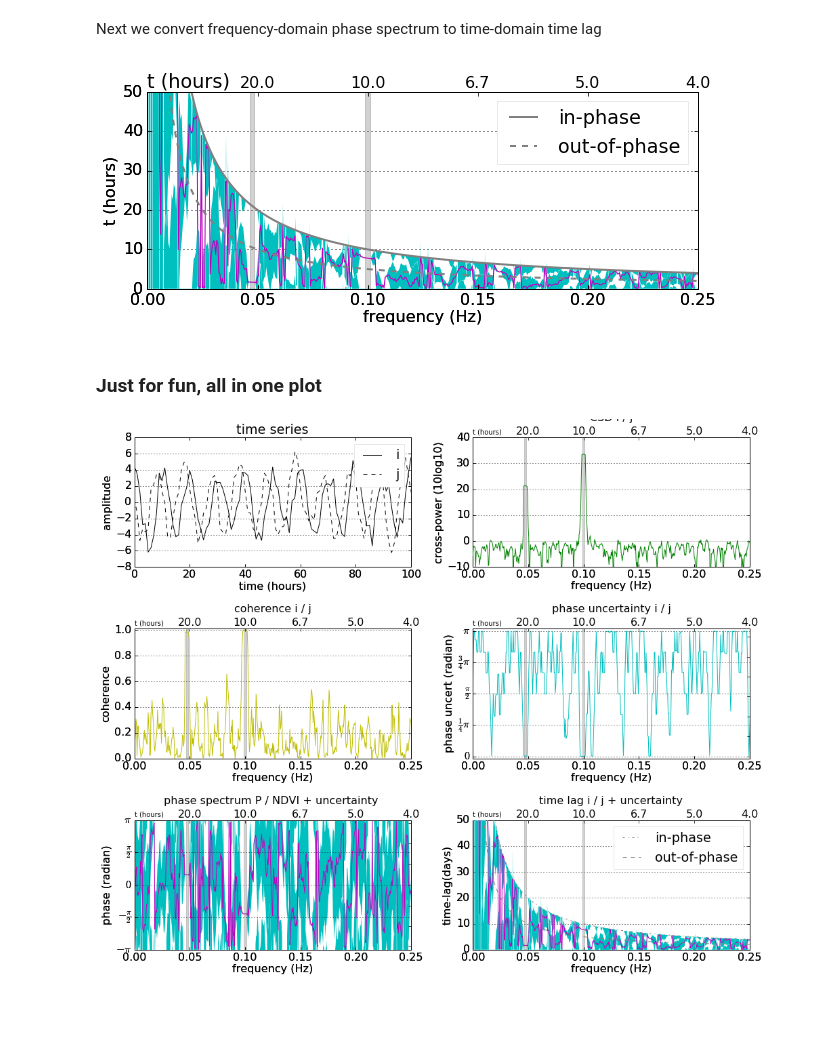
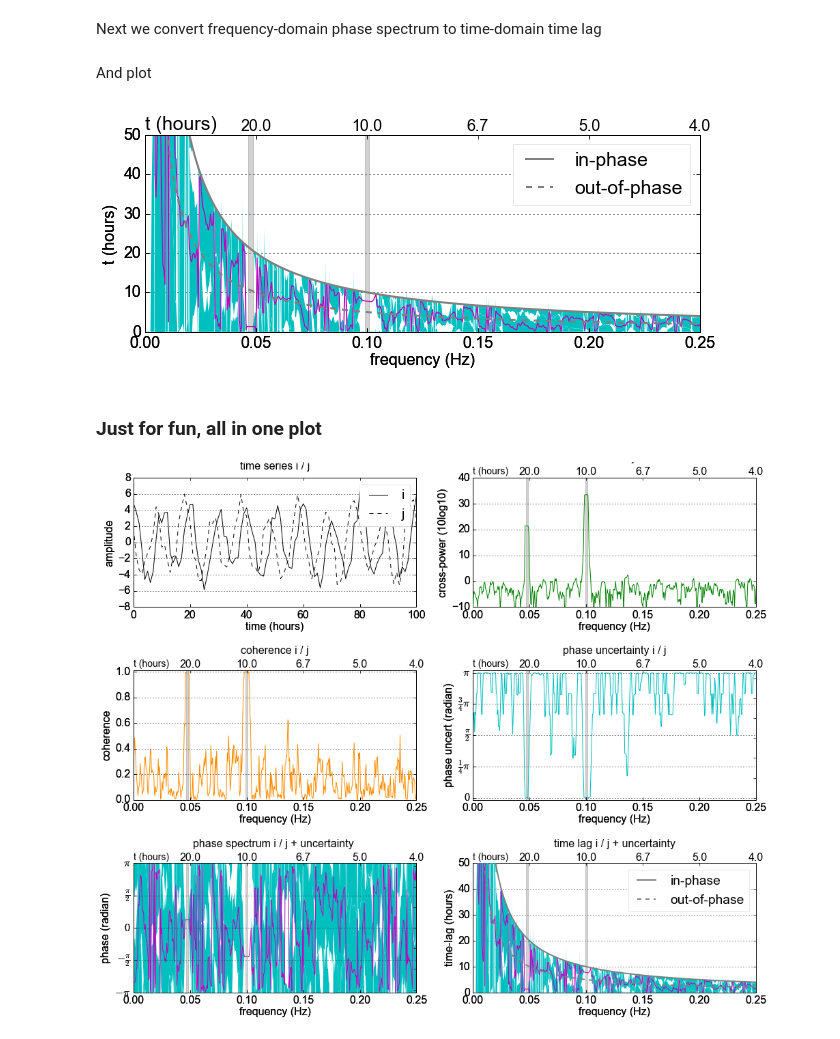
Before and after one commit to mattijn/pynotebook, a Jupyter notebook: ipynotebooks/Python2.7/2016/2016-05-25 cross-spectral analysis.ipynb, the cells around one changed output. Cells and saved outputs as stored; diff of their text form; code cells hidden in the pictures; blank space fills up the shorter version.

```diff
--- a/ipynotebooks/Python2.7/2016/2016-05-25 cross-spectral analysis.ipynb
+++ b/ipynotebooks/Python2.7/2016/2016-05-25 cross-spectral analysis.ipynb
@@ -24,5 +30,5 @@ import mpl_toolkits.axisartist as AA
 # %%
-font = {'family' : 'normal',
+font = {'family' : 'arial',
         'weight' : 'normal',
         'size'   : 16}
 
@@ -335,5 +338,5 @@ where $I\left(\omega \right)$ and $J\left(\omega \right)$ are the Fourier transf
 # %% [markdown]
 ### And it's coded as follow
 # %%
-phif = mtem_unct(i,j,dt,coh, mc_no=10)
+phif = mtem_unct(i,j,dt,coh, mc_no=15)
 # %% [output]
@@ -417,6 +420,8 @@ mtcl2time = phif/(2*np.pi*f)
 neg_time= np.where(rad2time<0)
 dur_cycl = (1/f)
 rad2time[neg_time] = rad2time[neg_time]+dur_cycl[neg_time]
+# %% [markdown]
+And plot
 # %%
 plt.figure(figsize=(9,4))
 ax = host_subplot(111, axes_class=AA.Axes)
@@ -458,13 +463,12 @@ plt.grid(axis='y', zorder=0)
 plt.gcf().tight_layout()
 #plt.savefig(r'C:\Users\lenovo.lenovo-PC.000\Documents\images_oral_defense//phase_uncertainty_hours_x_y.png', dpi=400)
 # %% [output]
-[figure, old version]
+[figure, new version]
 # %% [markdown]
 ### Just for fun, all in one plot
 # %%
-plt.rcParams.update({'axes.labelsize': 'medium'})
-#plt.figure(figsize=(10,8.55))
 plt.figure(figsize=(14.04,12))
+
 # plot time series
 ax = host_subplot(321, axes_class=AA.Axes)
 ax.grid(axis='y')
@@ -475,18 +479,22 @@ ax.set_xlim(0,100)
 
 ax.set_ylabel('amplitude')
 ax.set_xlabel('time (hours)')
-ax.set_title('time series')
+ax2 = ax.twin() # ax2 is responsible for "top" axis and "right" axis
+ax2.set_xlabel('time series i / j')
+ax2.axis["right"].major_ticklabels.set_visible(False)
+ax2.axis["top"].major_ticklabels.set_visible(False)
 lg = plt.legend([p1,p2], ['i','j'], ncol=1)
 lg.get_frame().set_ec('lightgray')
 lg.get_frame().set_lw(0.5)
 
+# plot csd
 ax = host_subplot(322, axes_class=AA.Axes)
 ax.set_xlim([xlim_start,xlim_end])
 ax.set_ylim([-10,40])
 ax.axhline(zorder=2, color='lightgray')
 ax.set_xlabel('frequency (Hz)')
 ax.set_ylabel('phase (day)')
-ax.set_title('t (hours)', loc='left', fontsize=10)
+ax.set_title('t (hours)', loc='left', fontsize=14)
 
 ax2 = ax.twin() # ax2 is responsible for "top" axis and "right" axis
 ax2.set_xlabel('CSD i / j', fontsize=25)
@@ -504,13 +512,13 @@ ax.set_ylabel('cross-power (10log10)') # regex: ($10log10$)
 ax.set_xlabel('frequency (Hz)')
 #ax.set_yscale('symlog')
 
-# plot csd
+# plot coherence
 ax = host_subplot(323, axes_class=AA.Axes)
 
 ax.set_xlim([xlim_start,xlim_end])
 ax.set_xlabel('frequency (Hz)')
 ax.set_ylabel('phase (day)')
-ax.set_title('t (hours)', loc='left', fontsize=10)
+ax.set_title('t (hours)', loc='left', fontsize=14)
 
 ax2 = ax.twin() # ax2 is responsible for "top" axis and "right" axis
 ax2.set_xlabel('coherence i / j')
@@ -521,7 +529,7 @@ ax2.xaxis.label.set_size(2)
 
 ax.grid(axis='y')
 ax.set_ylim([0,1.01])
-ax.plot(f,coh, 'y')
+ax.plot(f,coh, 'darkorange')
 
 ax.axvspan(vspan_start1,vspan_end1, color='gray', alpha=0.35)
 ax.axvspan(vspan_start2,vspan_end2, color='gray', alpha=0.35)
@@ -530,7 +538,7 @@ ax.set_xlim(xlim_start,xlim_end)
 ax.set_ylabel('coherence')
 ax.set_xlabel('frequency (Hz)')
 
-# plot coherence
+# plot phase uncertainty
 ax = host_subplot(324, axes_class=AA.Axes)
 ax.set_xlim([xlim_start,xlim_end])
 
@@ -539,7 +547,7 @@ ax.set_yticklabels([r'$0$', r'$\frac{1}{4}\pi$', r'$\frac{\pi}{2}$', r'$\frac{3}
 
 ax.set_xlabel('frequency (Hz)')
 ax.set_ylabel('phase (day)')
-ax.set_title('t (hours)', loc='left', fontsize=10)
+ax.set_title('t (hours)', loc='left', fontsize=14)
 
 ax2 = ax.twin() # ax2 is responsible for "top" axis and "right" axis
 ax2.set_xlabel('phase uncertainty i / j')
@@ -558,19 +566,17 @@ ax.set_ylim(-0.05,3.2)
 ax.set_ylabel('phase uncert (radian)')
 ax.set_xlabel('frequency (Hz)')
 
-#plot uncertainty
+#plot phase spectrum + uncertainty
 ax = host_subplot(325, axes_class=AA.Axes)
 ax.set_xlim([xlim_start,xlim_end])
 
 ax.set_yticks([-np.pi, -np.pi/2, 0, np.pi/2, np.pi])
 ax.set_yticklabels(['$-\pi$', r'$-\frac{\pi}{2}$', r'$0$', r'$\frac{\pi}{2}$', r'$\pi$'])
 
-ax.set_xlabel('frequency (Hz)')
-ax.set_ylabel('phase (day)')
-ax.set_title('t (hours)', loc='left', fontsize=10)
+ax.set_title('t (hours)', loc='left', fontsize=14)
 
 ax2 = ax.twin() # ax2 is responsible for "top" axis and "right" axis
-ax2.set_xlabel('phase spectrum P / NDVI + uncertainty ')
+ax2.set_xlabel('phase spectrum i / j + uncertainty ')
 ax2.set_xticks([(0.05),(0.1),(0.15),(0.2), (0.25)])
 ax2.set_xticklabels([str(1./0.05),str(1./0.1),str(round(1./0.15,1)),str(1./0.2),str(1./0.25)])
 ax2.axis["right"].major_ticklabels.set_visible(False)
@@ -596,46 +602,46 @@ plt.fill_between(f,(ph-2*np.pi),((ph-2*np.pi)+phif), where=(ph+phif)>=np.pi,
 
 ax.set_ylabel('phase (radian)')
 
-# plot phase + uncertainty
+# plot time lag + uncertainty
 ax = host_subplot(326, axes_class=AA.Axes)
 
 p1 = plt.Rectangle((0, 0), 1, 1, fc='c', ec='c')
 p2, = ax.plot(f, rad2time, color='m', zorder=5, label='phase')
-p3, = ax.plot(f, dur_cycl, color='gray', linestyle='-.', zorder=5, label='in-phase')
-p4, = ax.plot(f, dur_cycl/2, color='gray', linestyle='--', zorder=5, label='out-of-phase')
+p3, = ax.plot(f, dur_cycl, color='gray', linestyle='-', lw=2, zorder=5, label='in-phase')
+p4, = ax.plot(f, dur_cycl/2, color='gray', linestyle='--', lw=2, zorder=5, label='out-of-phase')
 
 ax.fill_between(f,(rad2time+mtcl2time),(rad2time-mtcl2time), where=(((rad2time+mtcl2time)<dur_cycl)),
              facecolor='c' ,edgecolor='c', lw=0.0 ,interpolate=True, zorder=4)
 ax.fill_between(f,(rad2time-mtcl2time),dur_cycl, where=(((rad2time+mtcl2time)>dur_cycl)),
              facecolor='c' ,edgecolor='c', lw=0.0 ,interpolate=True, zorder=4)
 ax.fill_between(f,(rad2time+mtcl2time)-dur_cycl, where=(((rad2time+mtcl2time)>0)),
              facecolor='c' ,edgecolor='c', lw=0.0 ,interpolate=True, zorder=4)
 ax.fill_between(f,((rad2time-mtcl2time)+dur_cycl),dur_cycl, where=((rad2time-mtcl2time)<0),
              facecolor='c' ,edgecolor='c', lw=0.0 ,interpolate=True, zorder=4)
 
 ax.set_xlim([xlim_start,xlim_end])
 ax.set_xlabel('frequency (Hz)')
-ax.set_ylabel('time-lag(days)')
-ax.set_title('t (hours)', loc='left', fontsize=10)
+ax.set_ylabel('time-lag (hours)')
+ax.set_title('t (hours)', loc='left', fontsize=14)
 ax.set_ylim([0,50])
 
 p5 = ax.axvspan(vspan_start1,vspan_end1, color='gray', alpha=0.35)
 ax.axvspan(vspan_start2,vspan_end2, color='gray', alpha=0.35)
 
 ax2 = ax.twin() # ax2 is responsible for "top" axis and "right" axis
 ax2.set_xlabel('time lag i / j + uncertainty')
 ax2.set_xticks([(0.05),(0.1),(0.15),(0.2), (0.25)])
 ax2.set_xticklabels([str(1./0.05),str(1./0.1),str(round(1./0.15,1)),str(1./0.2),str(1./0.25)])
 ax2.axis["right"].major_ticklabels.set_visible(False)
 ax2.xaxis.label.set_size(2)
 
 
 lg = plt.legend([p3,p4], ['in-phase','out-of-phase'], ncol=1)
 lg.get_frame().set_ec('lightgray')
 lg.get_frame().set_lw(0.5)
 plt.grid(axis='y', zorder=0 )
 
 plt.tight_layout()
-#plt.savefig(r'C:\Users\lenovo.lenovo-PC.000\Documents\images_oral_defense//cross_spectral.png', dpi=400, pad_inches=0.1)
+#plt.savefig(r'C:\Users\lenovo.lenovo-PC.000\Documents\images_oral_defense//cross_spectral2.png', dpi=400, pad_inches=0.1)
 # %% [output]
-[figure, old version]
+[figure, new version]
```
Also changed, not shown: parts of 11 cells of this notebook.
